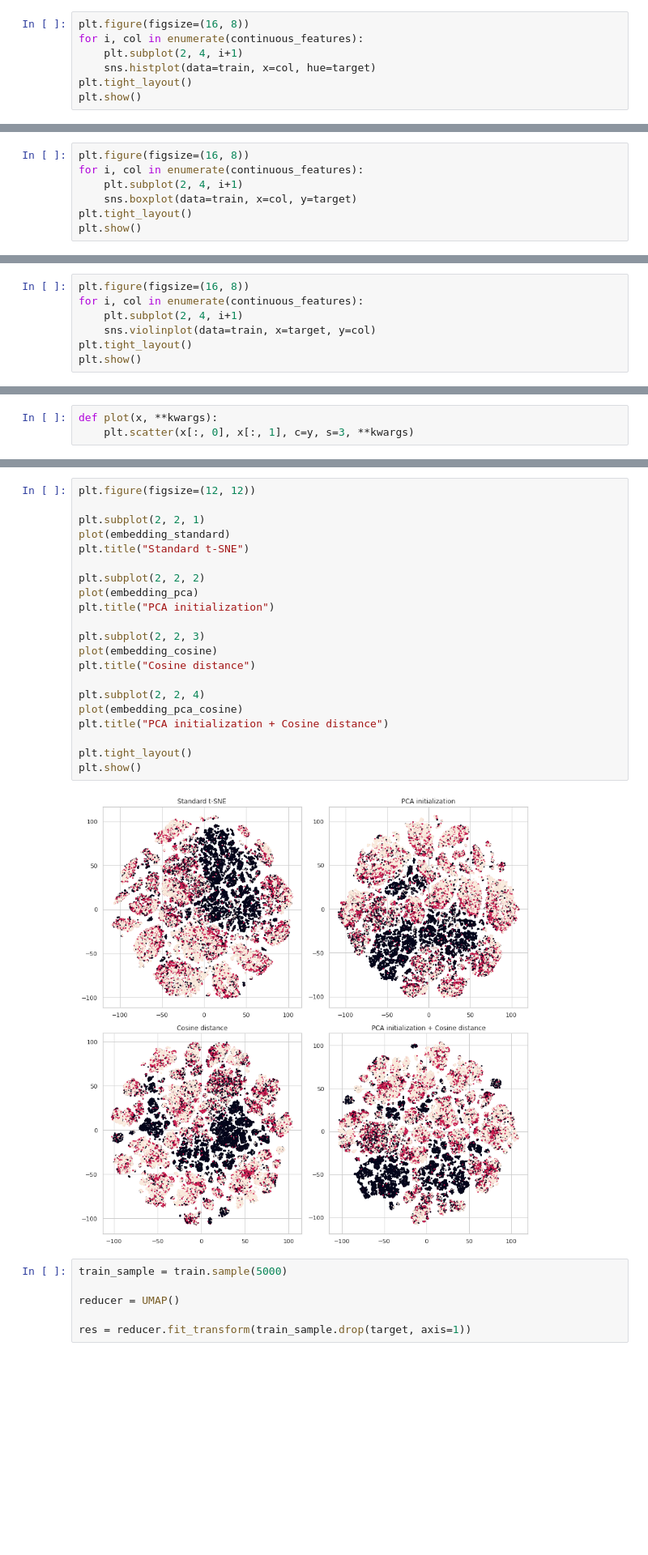
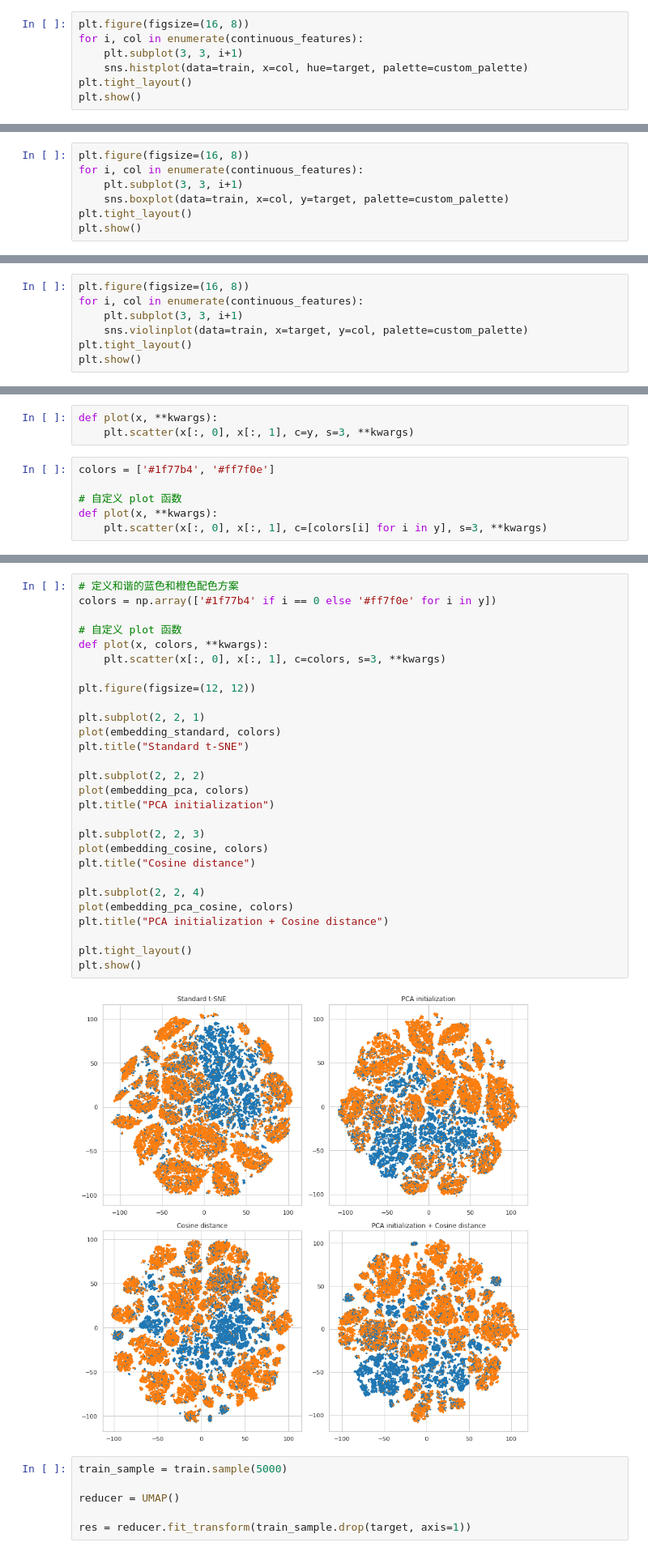
Before and after one commit to Sihan0229/XJTU-ELEC427304-homeworBDk, a Jupyter notebook: kaggle_graduate_prediect/predict.ipynb, the cells around one changed output, grey strips where cells are left out. Shown at 81% size. Saved outputs shown, nothing was run; the diff lists cells and outputs as text; blank space fills up the shorter version.

```diff
--- a/kaggle_graduate_prediect/predict.ipynb
+++ b/kaggle_graduate_prediect/predict.ipynb
@@ -203,8 +202,8 @@ plt.show()
 # %%
 plt.figure(figsize=(16, 8))
 for i, col in enumerate(continuous_features):
-    plt.subplot(2, 4, i+1)
-    sns.histplot(data=train, x=col, hue=target)
+    plt.subplot(3, 3, i+1)
+    sns.histplot(data=train, x=col, hue=target, palette=custom_palette)
 plt.tight_layout()
 plt.show()
 # %% [output]
@@ -212,8 +211,8 @@ plt.show()
 # %%
 plt.figure(figsize=(16, 8))
 for i, col in enumerate(continuous_features):
-    plt.subplot(2, 4, i+1)
-    sns.boxplot(data=train, x=col, y=target)
+    plt.subplot(3, 3, i+1)
+    sns.boxplot(data=train, x=col, y=target, palette=custom_palette)
 plt.tight_layout()
 plt.show()
 # %% [output]
@@ -221,8 +220,8 @@ plt.show()
 # %%
 plt.figure(figsize=(16, 8))
 for i, col in enumerate(continuous_features):
-    plt.subplot(2, 4, i+1)
-    sns.violinplot(data=train, x=target, y=col)
+    plt.subplot(3, 3, i+1)
+    sns.violinplot(data=train, x=target, y=col, palette=custom_palette)
 plt.tight_layout()
 plt.show()
 # %% [output]
@@ -306,6 +316,12 @@ plt.show()
 # %%
 def plot(x, **kwargs):
     plt.scatter(x[:, 0], x[:, 1], c=y, s=3, **kwargs)
+# %%
+colors = ['#1f77b4', '#ff7f0e']
+
+# 自定义 plot 函数
+def plot(x, **kwargs):
+    plt.scatter(x[:, 0], x[:, 1], c=[colors[i] for i in y], s=3, **kwargs)
 # %%
 %%time
 
@@ -358,26 +374,33 @@ Wall time: 2min 8s
 # %%
+# 定义和谐的蓝色和橙色配色方案
+colors = np.array(['#1f77b4' if i == 0 else '#ff7f0e' for i in y])
+
+# 自定义 plot 函数
+def plot(x, colors, **kwargs):
+    plt.scatter(x[:, 0], x[:, 1], c=colors, s=3, **kwargs)
+
 plt.figure(figsize=(12, 12))
 
 plt.subplot(2, 2, 1)
-plot(embedding_standard)
+plot(embedding_standard, colors)
 plt.title("Standard t-SNE")
 
 plt.subplot(2, 2, 2)
-plot(embedding_pca)
+plot(embedding_pca, colors)
 plt.title("PCA initialization")
 
 plt.subplot(2, 2, 3)
-plot(embedding_cosine)
+plot(embedding_cosine, colors)
 plt.title("Cosine distance")
 
 plt.subplot(2, 2, 4)
-plot(embedding_pca_cosine)
+plot(embedding_pca_cosine, colors)
 plt.title("PCA initialization + Cosine distance")
 
 plt.tight_layout()
 plt.show()
 # %% [output]
-[figure, old version]
+[figure, new version]
 # %%
 train_sample = train.sample(5000)
 
```
Also changed, not shown: parts of 15 cells of this notebook, 9 other files.
